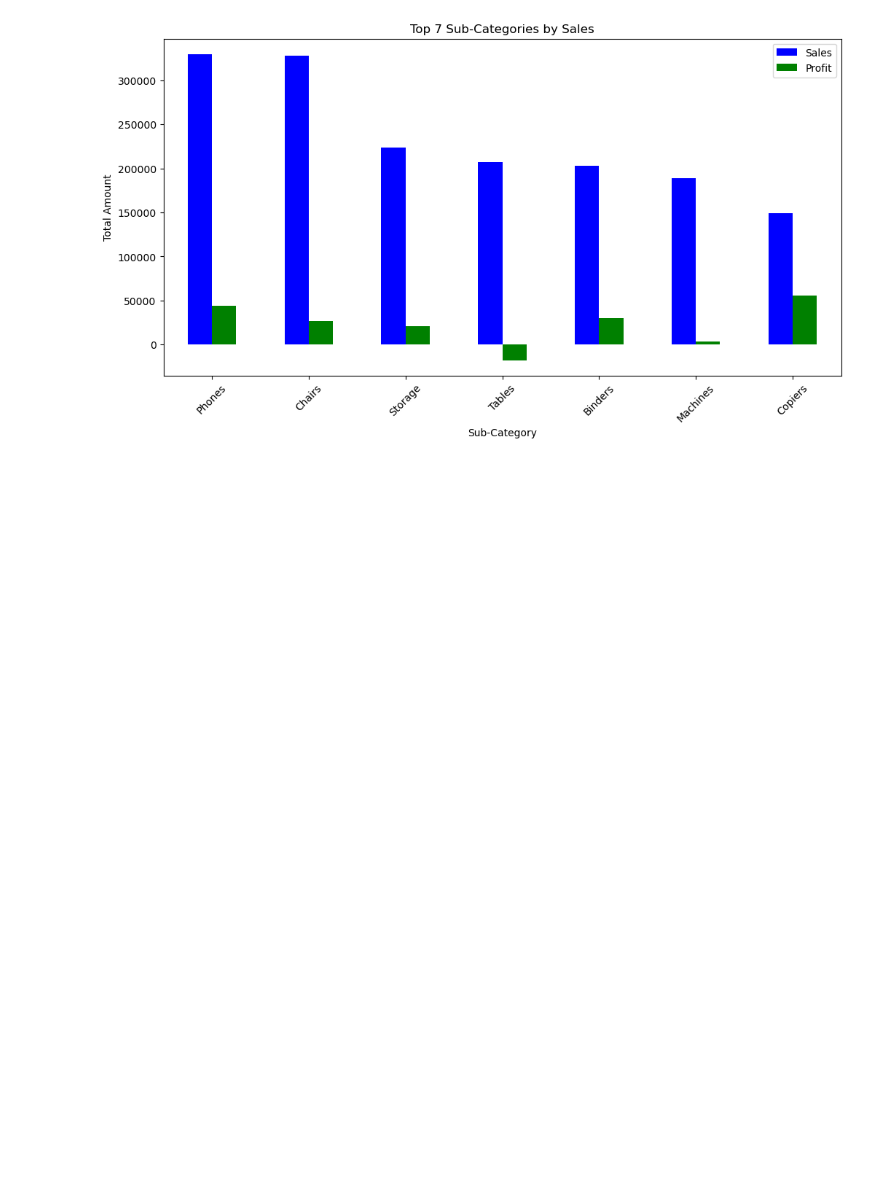
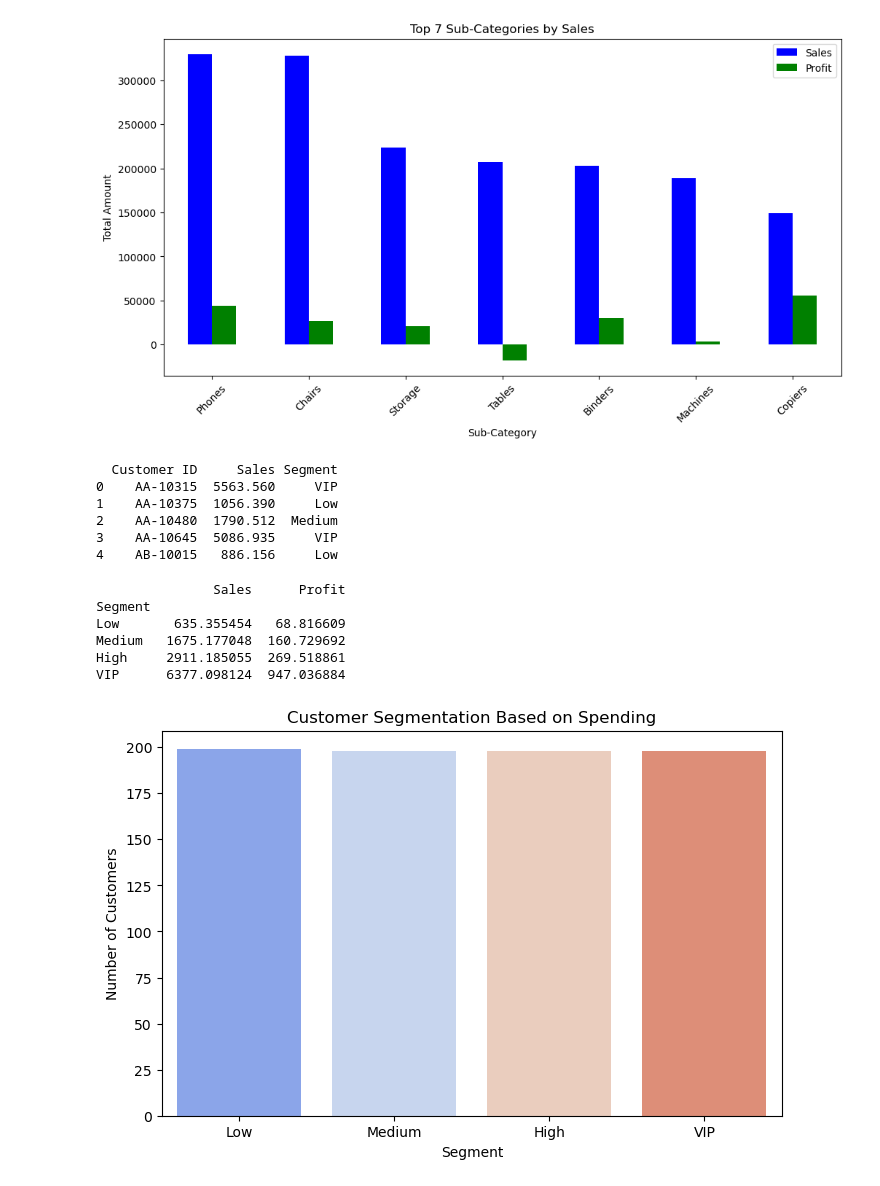
Before and after one commit to yrehim7/Superstore-EDA-analysis, a Jupyter notebook: main.ipynb, the cells around one changed output. Cells and saved outputs as stored; diff of their text form; code cells hidden in the pictures; blank space fills up the shorter version.

```diff
--- a/main.ipynb
+++ b/main.ipynb
@@ -380,3 +380,20 @@ plt.show()
 # %% [output]
 <Figure size 1200x600 with 0 Axes>
 [figure]
+# %%
+# Group by Customer ID and calculate total sales per customer
+customer_sales = df.groupby("Customer ID")["Sales"].sum().reset_index()
+
+# Categorizing customers based on total spend
+customer_sales["Segment"] = pd.qcut(customer_sales["Sales"], q=4,
+                                    labels=["Low", "Medium", "High", "VIP"])
+
+# Check the first few rows
+print(customer_sales.head())
+# %% [output]
+  Customer ID     Sales Segment
+0    AA-10315  5563.560     VIP
+1    AA-10375  1056.390     Low
+2    AA-10480  1790.512  Medium
+3    AA-10645  5086.935     VIP
+4    AB-10015   886.156     Low
@@ -382,0 +402,28 @@ plt.show()
+# %%
+# Merge with profit data
+customer_profit = df.groupby("Customer ID")["Profit"].sum().reset_index()
+customer_data = customer_sales.merge(customer_profit, on="Customer ID")
+
+# Group by segment
+segment_analysis = customer_data.groupby("Segment")[["Sales", "Profit"]].mean()
+
+print(segment_analysis)
+# %% [output]
+               Sales      Profit
+Segment
+Low       635.355454   68.816609
+Medium   1675.177048  160.729692
+High     2911.185055  269.518861
+VIP      6377.098124  947.036884
+# %%
+plt.figure(figsize=(8, 5))
+
+sns.countplot(x="Segment", hue="Segment", data=customer_sales, palette="coolwarm", legend=False)
+
+plt.title("Customer Segmentation Based on Spending")
+plt.xlabel("Segment")
+plt.ylabel("Number of Customers")
+
+plt.show()
+# %% [output]
+[figure, added]
```
Also changed, not shown: parts of 4 cells of this notebook.
